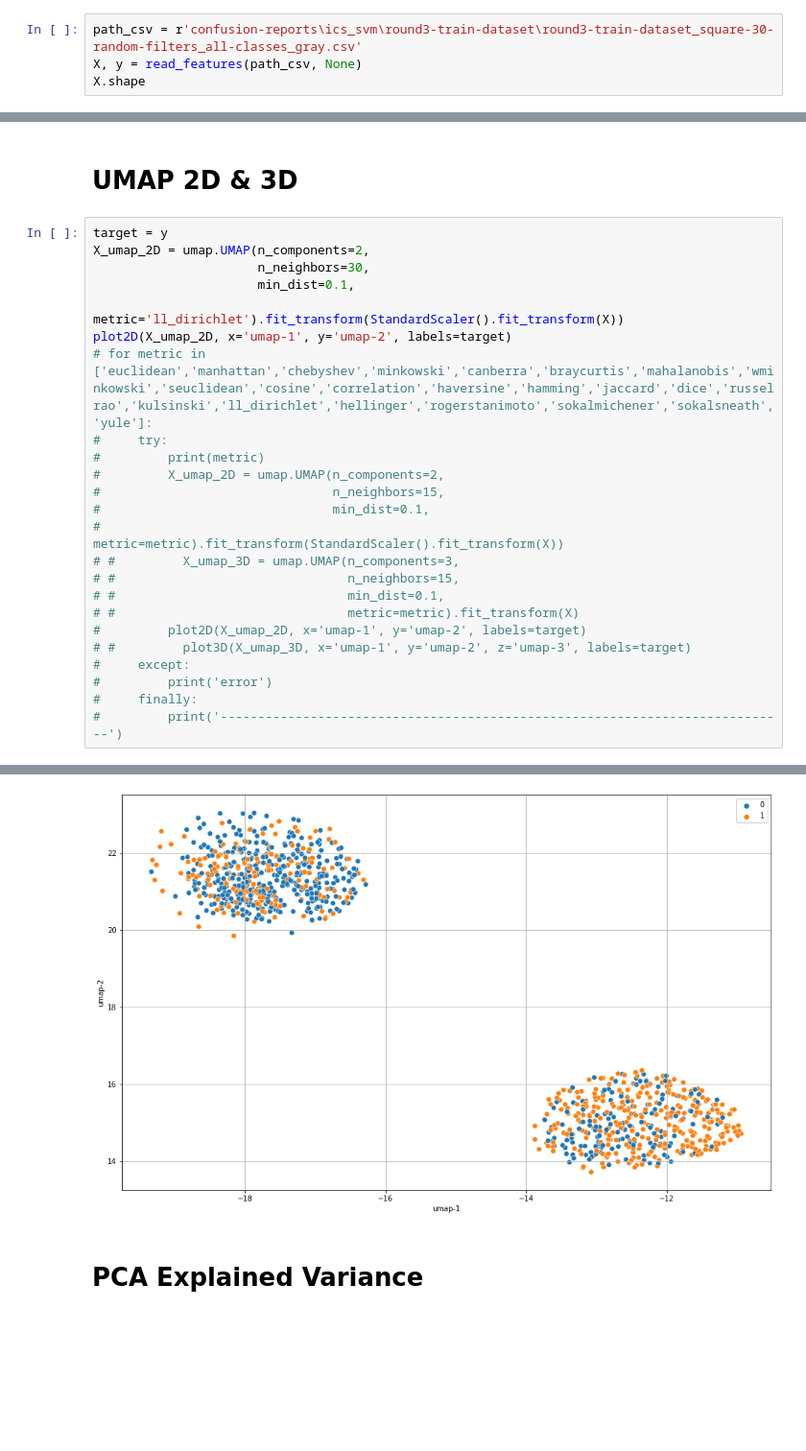
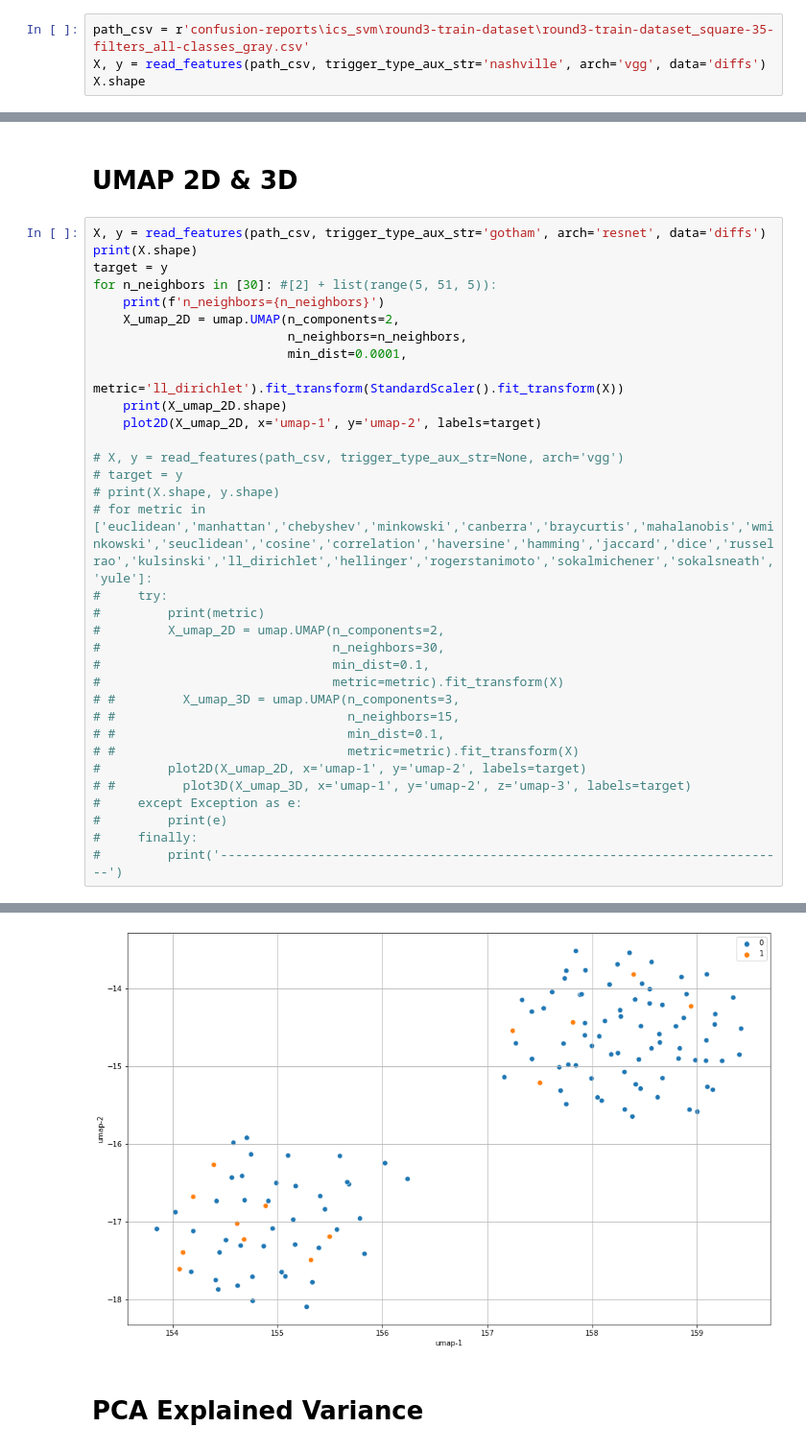
Before and after one commit to ionutmodo/TrojAI-UMD, a Jupyter notebook: notebooks/dimensionality-reduction.ipynb, the cells around one changed output, grey strips where cells are left out. Shown at 96% size. Saved outputs shown, nothing was run; the diff lists cells and outputs as text; blank space fills up the shorter version.

```diff
--- a/notebooks/dimensionality-reduction.ipynb
+++ b/notebooks/dimensionality-reduction.ipynb
@@ -41,7 +25,7 @@ def read_features(p_path, trigger_type_aux_str=None):
 # %% [markdown]
 # Read data
 # %%
-path_csv = r'confusion-reports\ics_svm\round3-train-dataset\round3-train-dataset_square-30-random-filters_all-classes_gray.csv'
-X, y = read_features(path_csv, None)
+path_csv = r'confusion-reports\ics_svm\round3-train-dataset\round3-train-dataset_square-35-filters_all-classes_gray.csv'
+X, y = read_features(path_csv, trigger_type_aux_str='nashville', arch='vgg', data='diffs')
 X.shape
 # %% [output]
@@ -66,27 +54,36 @@ for p in range(50, 100):
 # %% [markdown]
 # UMAP 2D & 3D
 # %%
+X, y = read_features(path_csv, trigger_type_aux_str='gotham', arch='resnet', data='diffs')
+print(X.shape)
 target = y
-X_umap_2D = umap.UMAP(n_components=2,
-                      n_neighbors=30,
-                      min_dist=0.1,
-                      metric='ll_dirichlet').fit_transform(StandardScaler().fit_transform(X))
-plot2D(X_umap_2D, x='umap-1', y='umap-2', labels=target)
+for n_neighbors in [30]: #[2] + list(range(5, 51, 5)):
+    print(f'n_neighbors={n_neighbors}')
+    X_umap_2D = umap.UMAP(n_components=2,
+                          n_neighbors=n_neighbors,
+                          min_dist=0.0001,
+                          metric='ll_dirichlet').fit_transform(StandardScaler().fit_transform(X))
+    print(X_umap_2D.shape)
+    plot2D(X_umap_2D, x='umap-1', y='umap-2', labels=target)
+
+# X, y = read_features(path_csv, trigger_type_aux_str=None, arch='vgg')
+# target = y
+# print(X.shape, y.shape)
 # for metric in ['euclidean','manhattan','chebyshev','minkowski','canberra','braycurtis','mahalanobis','wminkowski','seuclidean','cosine','correlation','haversine','hamming','jaccard','dice','russelrao','kulsinski','ll_dirichlet','hellinger','rogerstanimoto','sokalmichener','sokalsneath','yule']:
 #     try:
 #         print(metric)
 #         X_umap_2D = umap.UMAP(n_components=2,
-#                               n_neighbors=15,
+#                               n_neighbors=30,
 #                               min_dist=0.1,
-#                               metric=metric).fit_transform(StandardScaler().fit_transform(X))
+#                               metric=metric).fit_transform(X)
 # #         X_umap_3D = umap.UMAP(n_components=3,
 # #                               n_neighbors=15,
 # #                               min_dist=0.1,
 # #                               metric=metric).fit_transform(X)
 #         plot2D(X_umap_2D, x='umap-1', y='umap-2', labels=target)
 # #         plot3D(X_umap_3D, x='umap-1', y='umap-2', z='umap-3', labels=target)
-#     except:
-#         print('error')
+#     except Exception as e:
+#         print(e)
 #     finally:
 #         print('----------------------------------------------------------------------------')
 # %% [output]
@@ -94,4 +97,4 @@ gradient function is not yet implemented for ll_dirichlet distance metric; inver
-[figure, old version]
+[figure, new version]
 # %% [markdown]
 # PCA Explained Variance
 # %%
```
Also changed, not shown: parts of 9 cells of this notebook, 10 other files.
